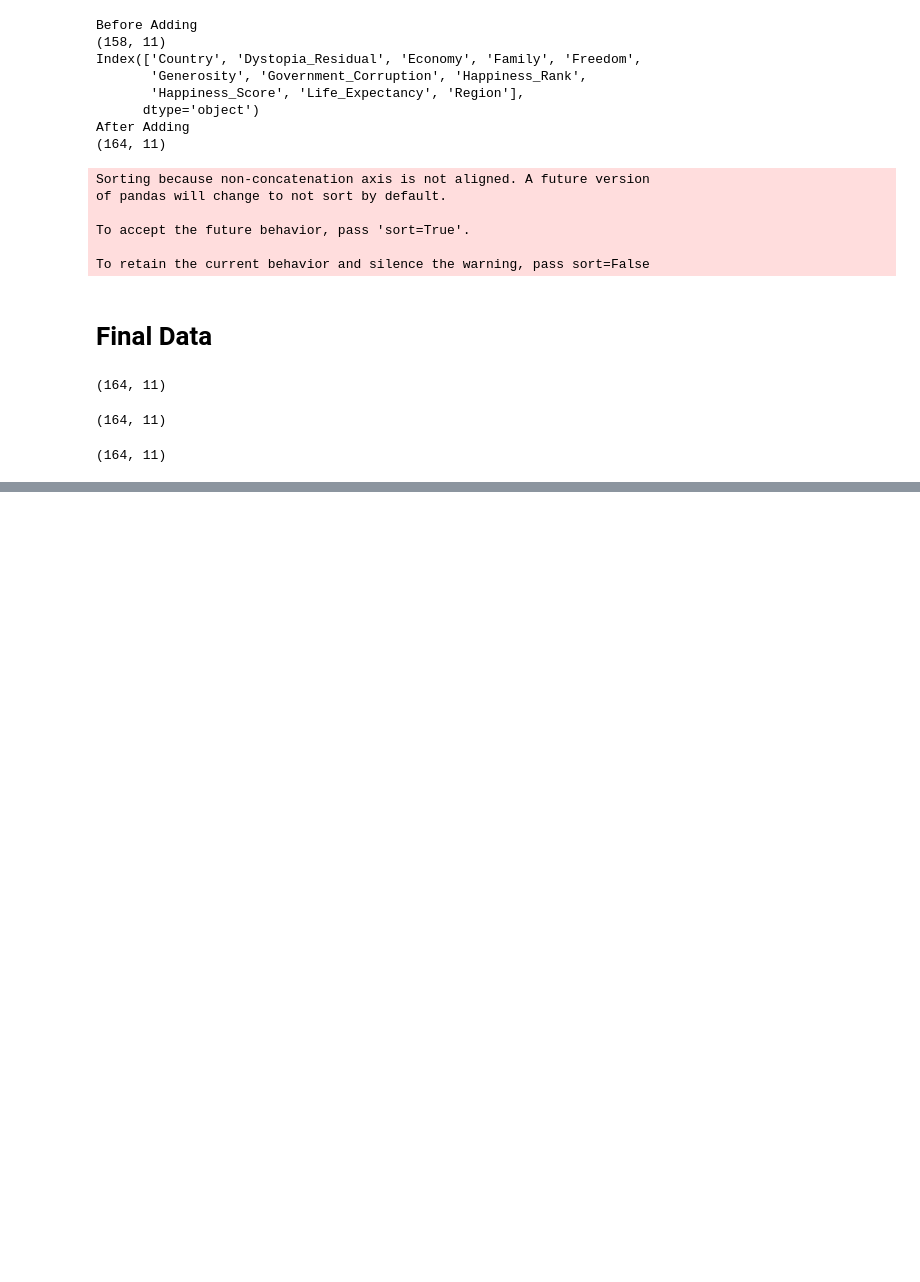
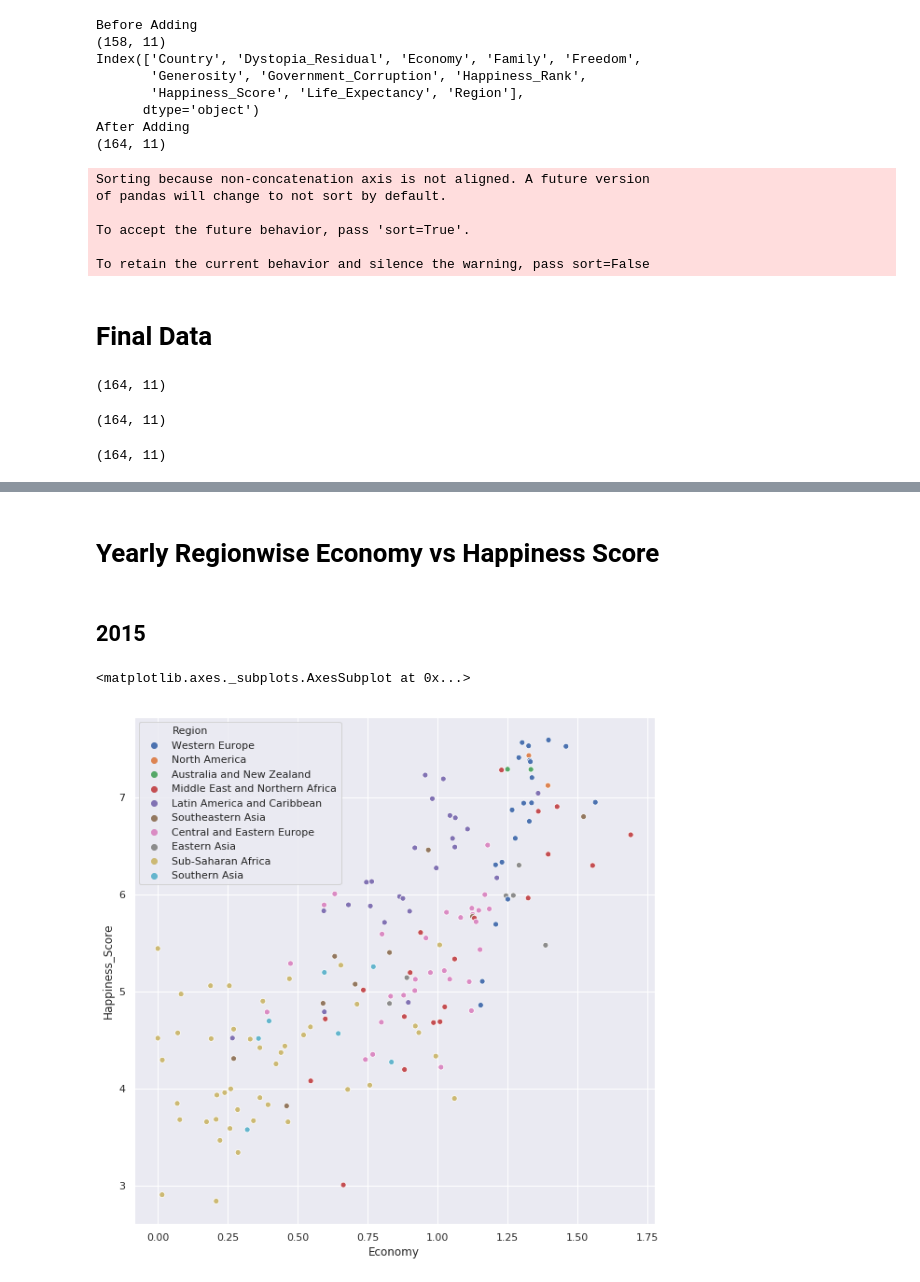
Before and after one commit to ddb95/Data_Science_and_ML_Projects, a Jupyter notebook: happinessReport/worldHappinessReport.ipynb, the cells around one changed output, grey strips where cells are left out. Cells and saved outputs as stored; diff of their text form; code cells hidden in the pictures; blank space fills up the shorter version.

Commit message:
Correlation and ScatterPlot

```diff
--- a/happinessReport/worldHappinessReport.ipynb
+++ b/happinessReport/worldHappinessReport.ipynb
@@ -548,0 +620,10 @@ data2017.shape
+# %% [markdown]
+# Yearly Regionwise Economy vs Happiness Score
+# %% [markdown]
+## 2015
+# %%
+sns.set(rc={'figure.figsize':(10,10)})
+sns.scatterplot('Economy', 'Happiness_Score',hue='Region', data=data2015)
+# %% [output]
+<matplotlib.axes._subplots.AxesSubplot at 0x...>
+[figure, added]
```
Also changed, not shown: parts of 20 cells of this notebook.
